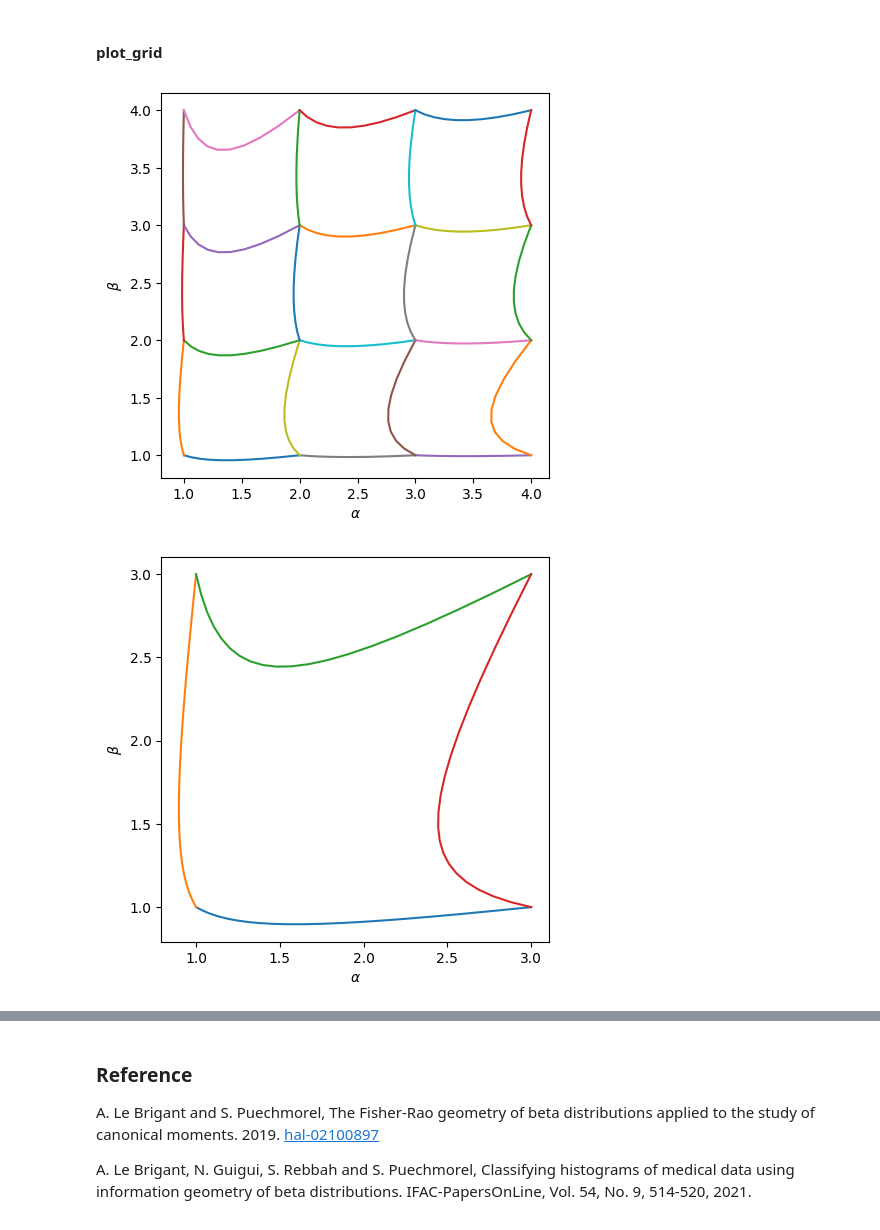
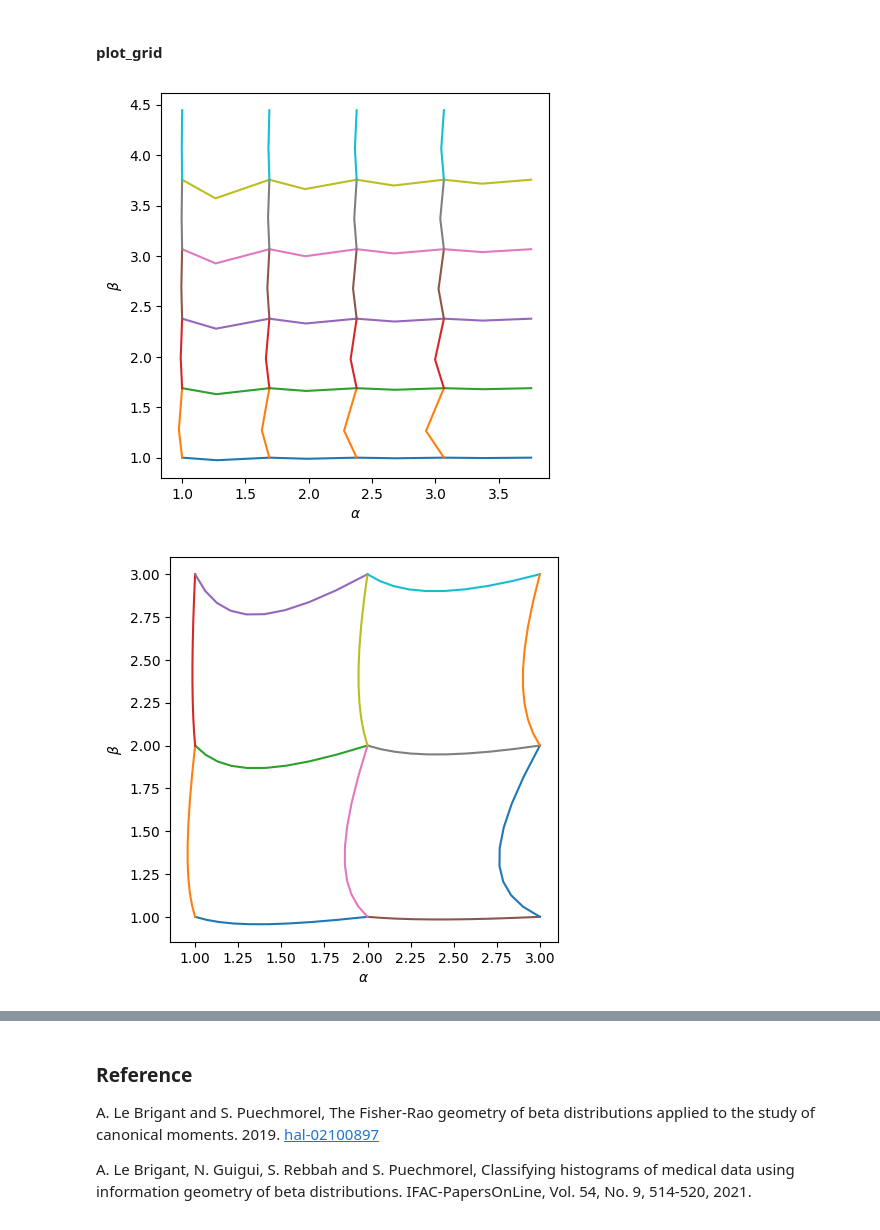
Before and after one commit to rrstofer/ece594n, a Jupyter notebook: hw_geomviz/manifold_of_beta_distributions/Beta_Visualization.ipynb, the cells around one changed output, grey strips where cells are left out. Cells and saved outputs as stored; diff of their text form; code cells hidden in the pictures.

```diff
--- a/hw_geomviz/manifold_of_beta_distributions/Beta_Visualization.ipynb
+++ b/hw_geomviz/manifold_of_beta_distributions/Beta_Visualization.ipynb
@@ -157,17 +154,13 @@ The distance between two beta distribution is defined as the geodesic distance
 # %% [markdown]
 #### plot_grid
 # %%
-# fig = plt.figure(figsize=(5, 5))
-# ax = fig.add_subplot(111)
-beta_p.plot_grid(initial_point=[1,1],size=[4,4],n_points=10,step=1)
+beta_p.plot_grid(initial_point=[1,1],size=[4,5],n_points=3,step=0.689, n_steps= 50)
 # %% [output]
-[figure, old version]
+[figure, new version]
 # %%
-# fig = plt.figure(figsize=(5, 5))
-# ax = fig.add_subplot(111)
-beta_p.plot_grid(initial_point=[1,1],size=[2,2],n_points=20,step=2)
+beta_p.plot_grid(initial_point=[1,1],size=[3,3],n_points=10,step=1, n_steps= 200)
 # %% [output]
-[figure, old version]
+[figure, new version]
 # %%
 ## initial point: (2,2), which is the center
 ## initial_vectors: a set of tangent vectors
```
Also changed, not shown: parts of 4 cells of this notebook, 1 other file.
